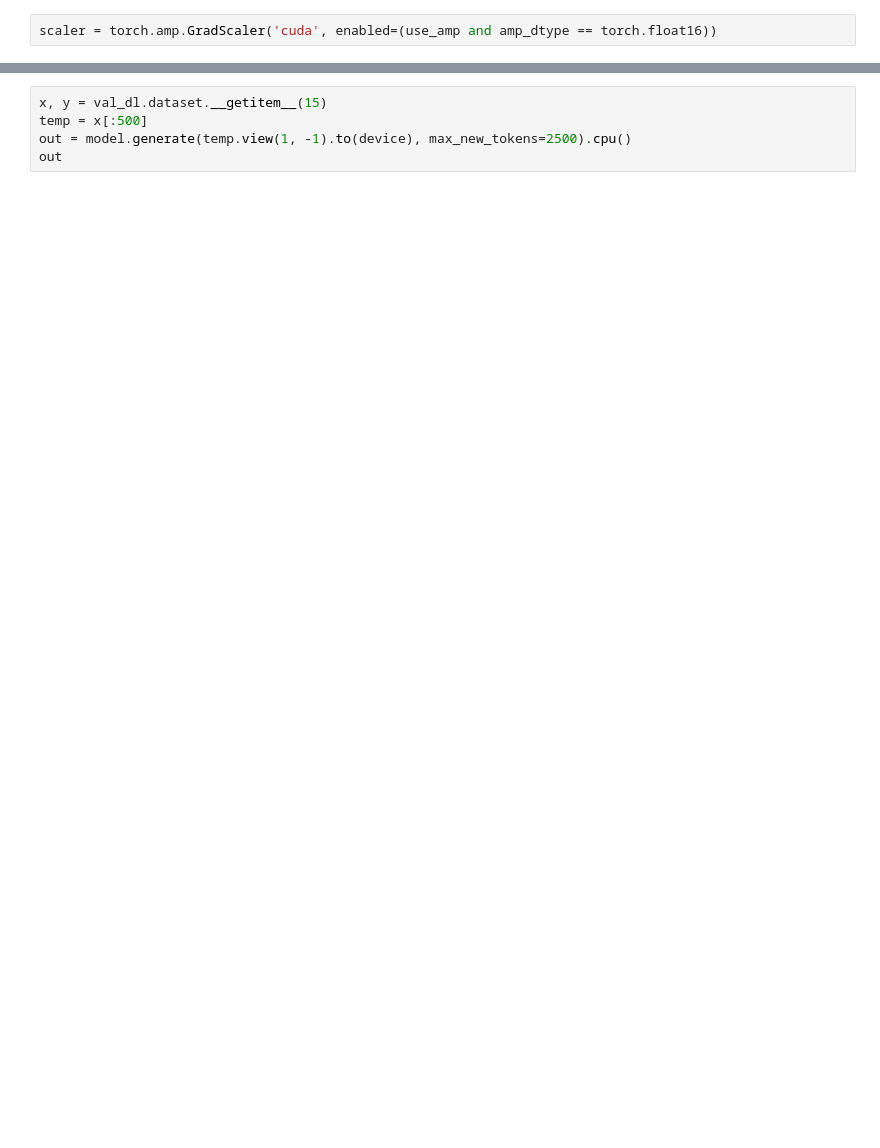
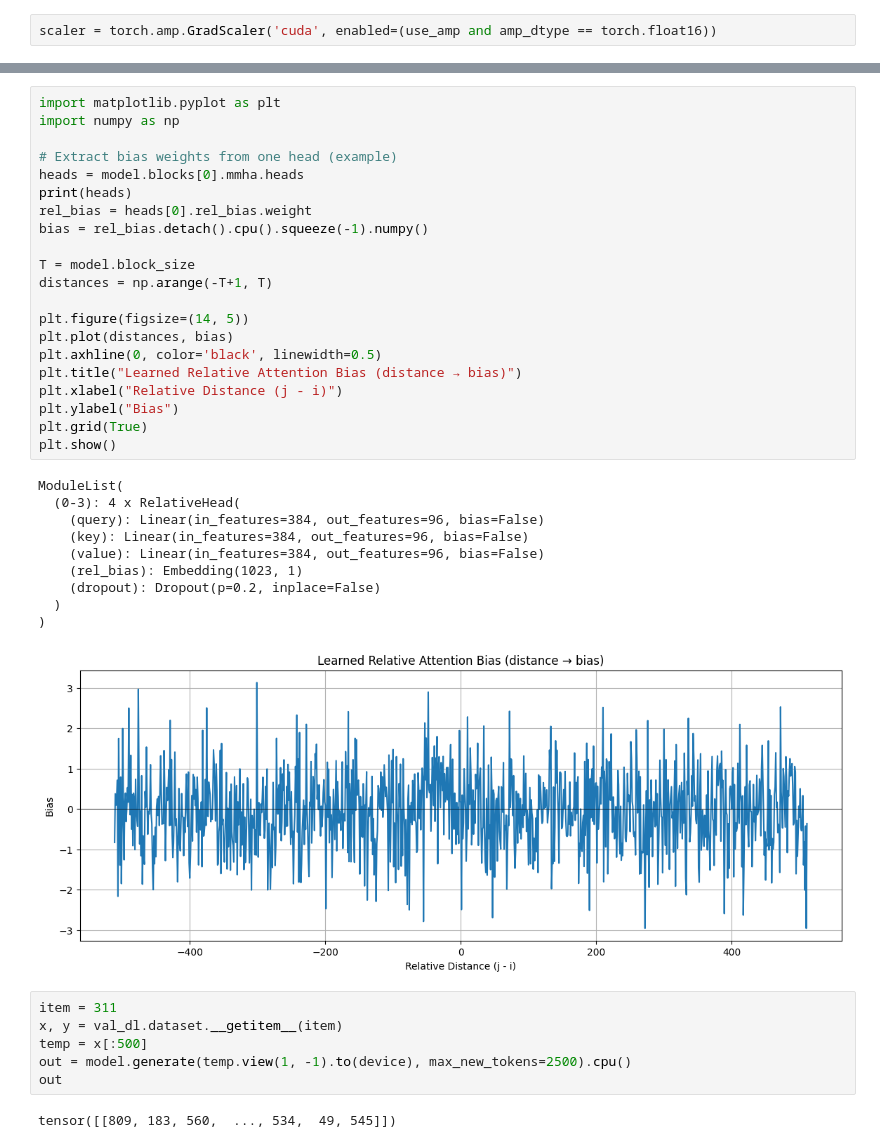
Before and after one commit to dsouzarohan/music-llm, a Jupyter notebook: playground/model_run.ipynb, the cells around one changed output, grey strips where cells are left out. Drawn from its saved outputs; the diff is of its cells as text; blank space fills up the shorter version.

Commit message:
Updates midi_extractor.py to use Beatles tracks Adds graph for relative distancein model_run.ipynb Adds playground notebook for relative attention

```diff
--- a/playground/model_run.ipynb
+++ b/playground/model_run.ipynb
@@ -164,8 +205,43 @@ for epoch in range(epochs):
+# %%
+import matplotlib.pyplot as plt
+import numpy as np
+
+# Extract bias weights from one head (example)
+heads = model.blocks[0].mmha.heads
+print(heads)
+rel_bias = heads[0].rel_bias.weight
+bias = rel_bias.detach().cpu().squeeze(-1).numpy()
+
+T = model.block_size
+distances = np.arange(-T+1, T)
+
+plt.figure(figsize=(14, 5))
+plt.plot(distances, bias)
+plt.axhline(0, color='black', linewidth=0.5)
+plt.title("Learned Relative Attention Bias (distance → bias)")
+plt.xlabel("Relative Distance (j - i)")
+plt.ylabel("Bias")
+plt.grid(True)
+plt.show()
+# %% [output]
+ModuleList(
+  (0-3): 4 x RelativeHead(
+    (query): Linear(in_features=384, out_features=96, bias=False)
+    (key): Linear(in_features=384, out_features=96, bias=False)
+    (value): Linear(in_features=384, out_features=96, bias=False)
+    (rel_bias): Embedding(1023, 1)
+    (dropout): Dropout(p=0.2, inplace=False)
+  )
+)
+[figure, added]
 # %%
-x, y = val_dl.dataset.__getitem__(15)
+item = 311
+x, y = val_dl.dataset.__getitem__(item)
 temp = x[:500]
 out = model.generate(temp.view(1, -1).to(device), max_new_tokens=2500).cpu()
 out
+# %% [output]
+tensor([[809, 183, 560,  ..., 534,  49, 545]])
 # %%
 from miditok import REMI, TokenizerConfig
 
```
Also changed, not shown: parts of 8 cells of this notebook, 2 other files.
